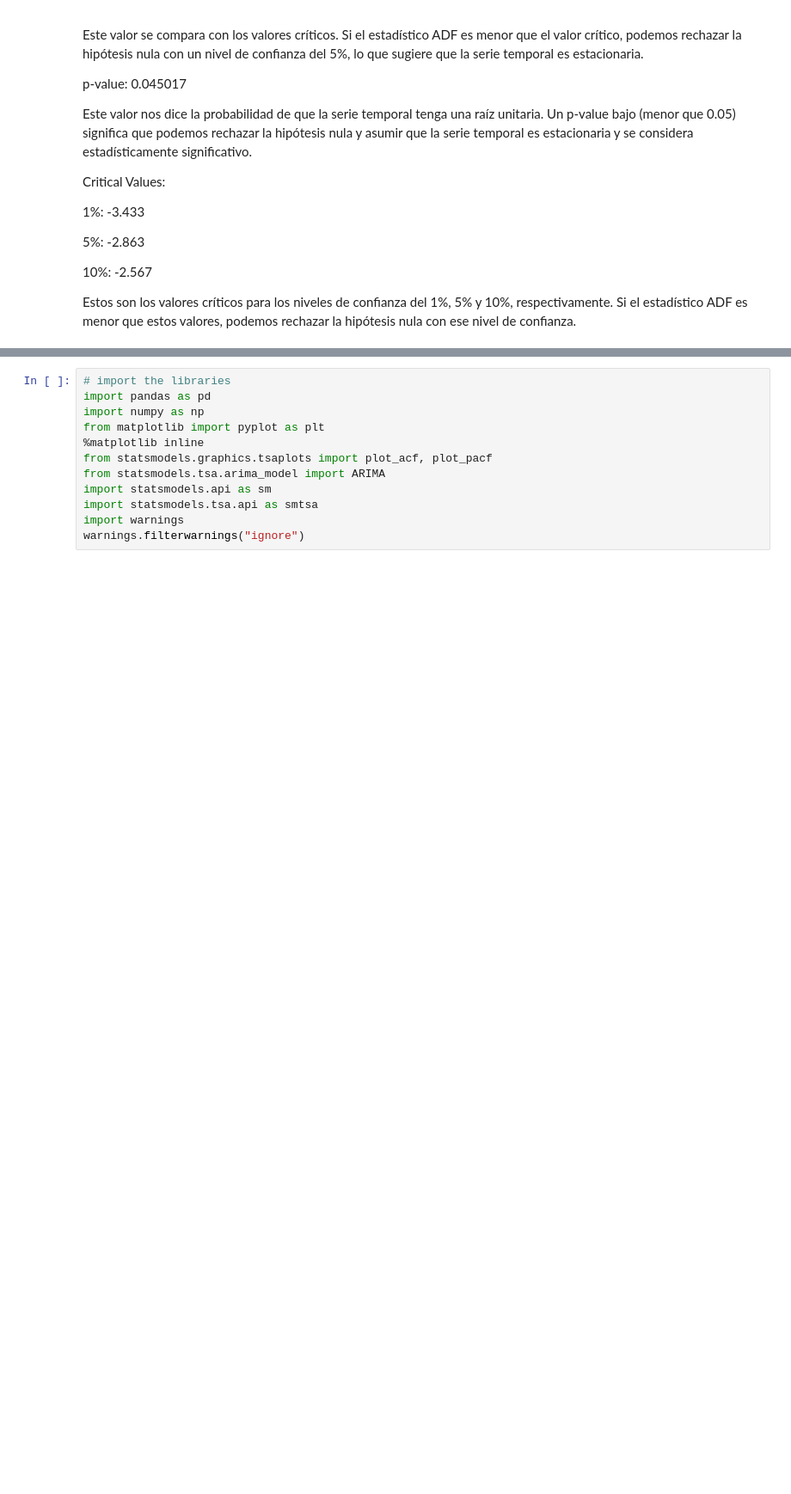
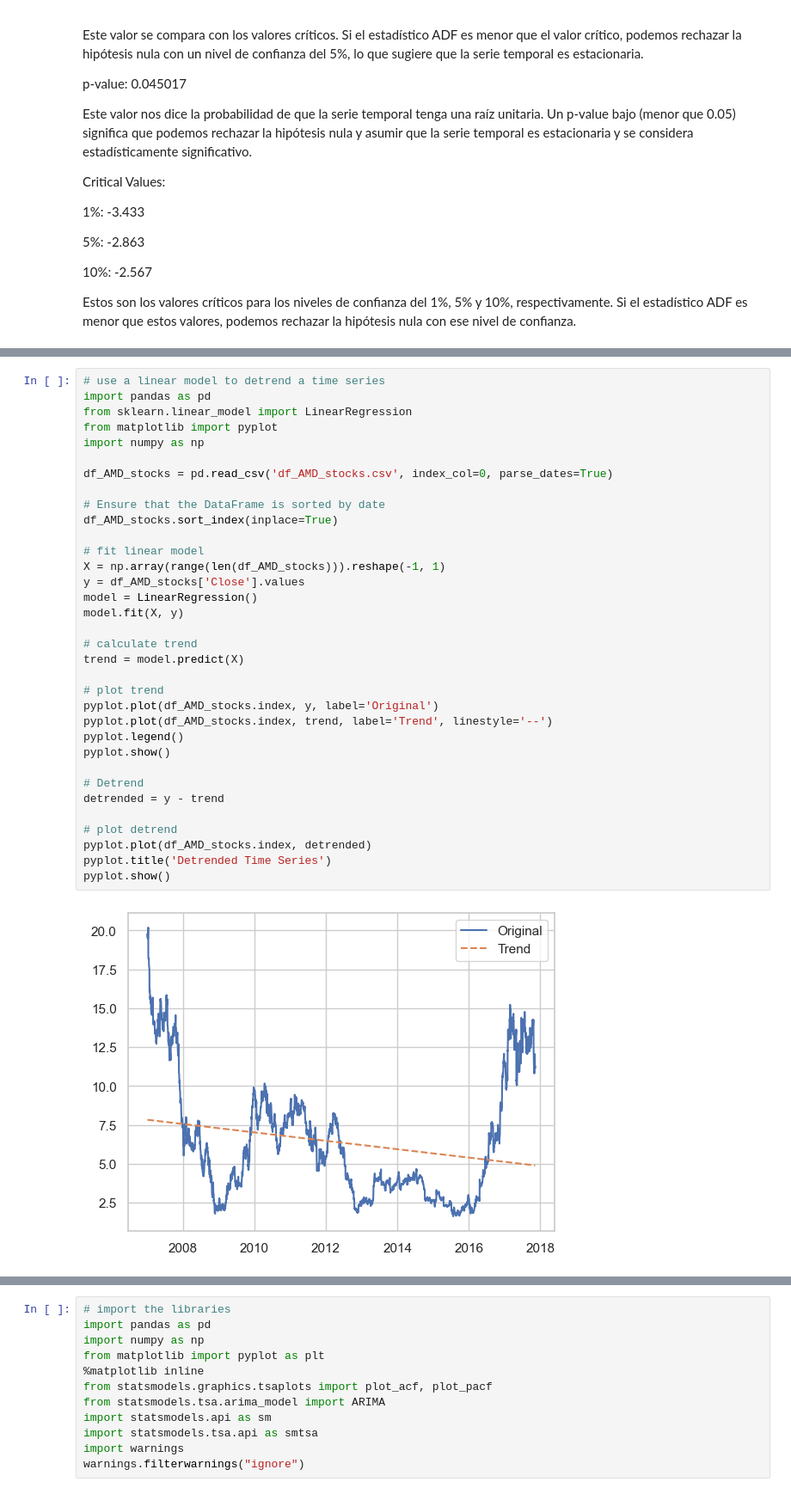
Before and after one commit to FJGM2023015/ML_Stocks_Project, a Jupyter notebook: ML_Stocks_Project.ipynb, the cells around one changed output, grey strips where cells are left out. Shown at 86% size. Drawn from its saved outputs; the diff is of its cells as text; blank space fills up the shorter version.

```diff
--- a/ML_Stocks_Project.ipynb
+++ b/ML_Stocks_Project.ipynb
@@ -1137,0 +1156,36 @@ Estos son los valores críticos para los niveles de confianza del 1%, 5% y 10%,
+# %%
+# use a linear model to detrend a time series
+import pandas as pd
+from sklearn.linear_model import LinearRegression
+from matplotlib import pyplot
+import numpy as np
+
+df_AMD_stocks = pd.read_csv('df_AMD_stocks.csv', index_col=0, parse_dates=True)
+
+# Ensure that the DataFrame is sorted by date
+df_AMD_stocks.sort_index(inplace=True)
+
+# fit linear model
+X = np.array(range(len(df_AMD_stocks))).reshape(-1, 1)
+y = df_AMD_stocks['Close'].values
+model = LinearRegression()
+model.fit(X, y)
+
+# calculate trend
+trend = model.predict(X)
+
+# plot trend
+pyplot.plot(df_AMD_stocks.index, y, label='Original')
+pyplot.plot(df_AMD_stocks.index, trend, label='Trend', linestyle='--')
+pyplot.legend()
+pyplot.show()
+
+# Detrend
+detrended = y - trend
+
+# plot detrend
+pyplot.plot(df_AMD_stocks.index, detrended)
+pyplot.title('Detrended Time Series')
+pyplot.show()
+# %% [output]
+[figure, added]
```
Also changed, not shown: parts of 32 cells of this notebook.
